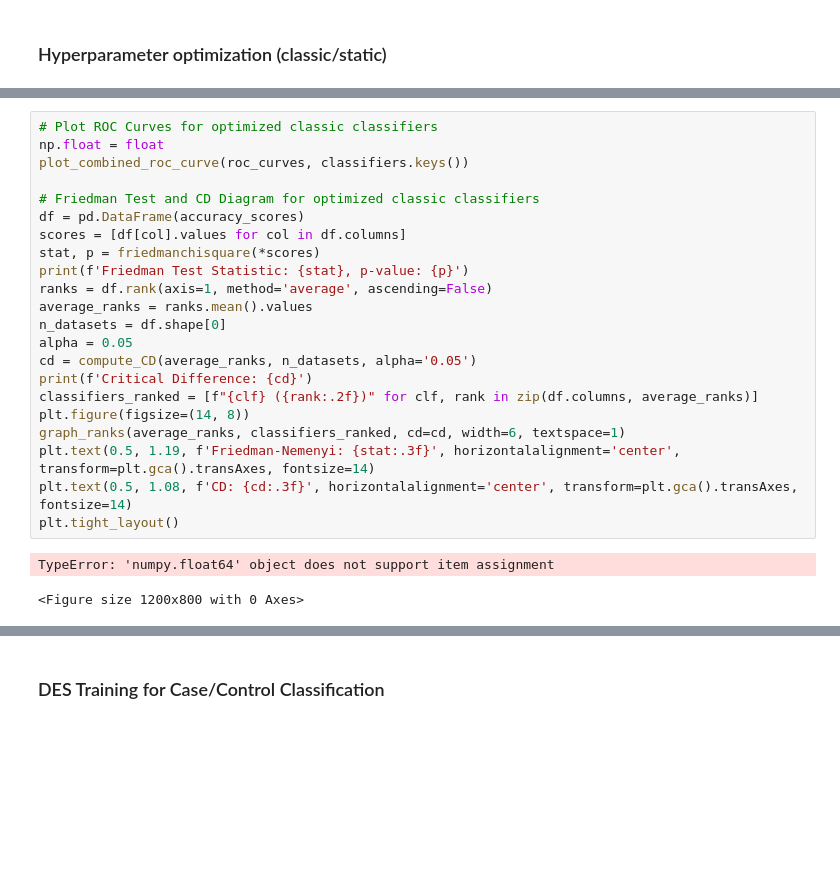
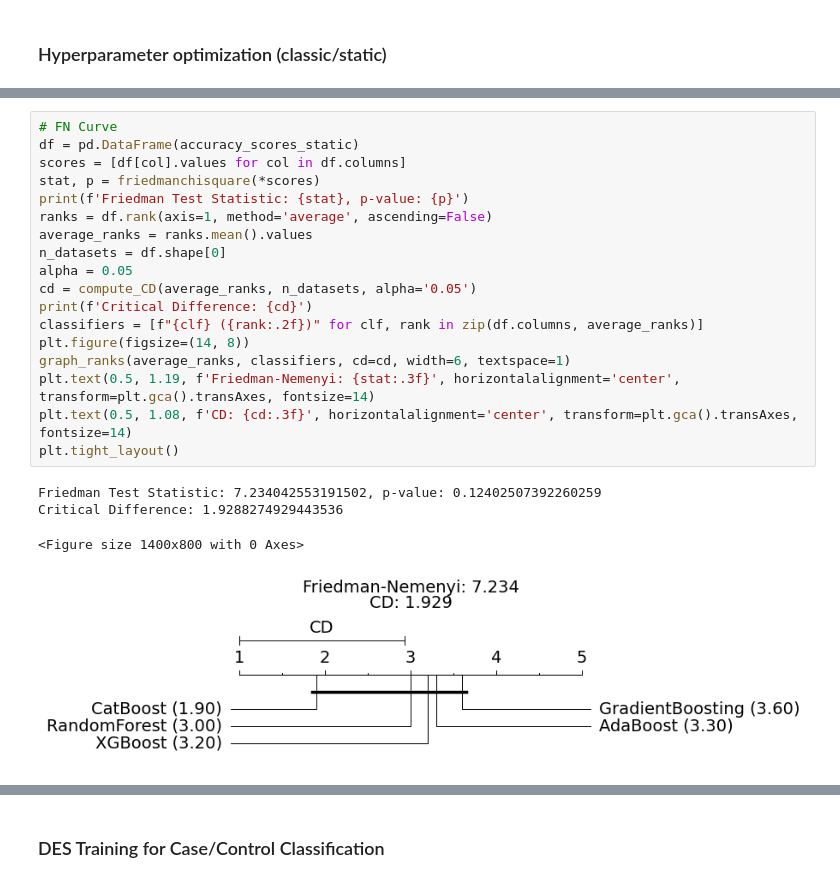
Before and after one commit to InfoLab-SKKU/Explainable-Ensemble-Hypoglycemia, a Jupyter notebook: code/detectionLayer (1).ipynb, the cells around one changed output, grey strips where cells are left out. Saved outputs shown, nothing was run; the diff lists cells and outputs as text; blank space fills up the shorter version.

```diff
--- a/code/detectionLayer (1).ipynb
+++ b/code/detectionLayer (1).ipynb
@@ -1173,25 +1181,23 @@ Accuracy: 0.7679, Precision: 0.7767, Recall: 0.7679, F1-Score: 0.7660, AUC: 0.85
 # %%
-# Plot ROC Curves for optimized classic classifiers
-np.float = float
-plot_combined_roc_curve(roc_curves, classifiers.keys())
-
-# Friedman Test and CD Diagram for optimized classic classifiers
-df = pd.DataFrame(accuracy_scores)
+# FN Curve
+df = pd.DataFrame(accuracy_scores_static)
 scores = [df[col].values for col in df.columns]
 stat, p = friedmanchisquare(*scores)
 print(f'Friedman Test Statistic: {stat}, p-value: {p}')
 ranks = df.rank(axis=1, method='average', ascending=False)
 average_ranks = ranks.mean().values
 n_datasets = df.shape[0]
 alpha = 0.05
 cd = compute_CD(average_ranks, n_datasets, alpha='0.05')
 print(f'Critical Difference: {cd}')
-classifiers_ranked = [f"{clf} ({rank:.2f})" for clf, rank in zip(df.columns, average_ranks)]
+classifiers = [f"{clf} ({rank:.2f})" for clf, rank in zip(df.columns, average_ranks)]
 plt.figure(figsize=(14, 8))
-graph_ranks(average_ranks, classifiers_ranked, cd=cd, width=6, textspace=1)
+graph_ranks(average_ranks, classifiers, cd=cd, width=6, textspace=1)
 plt.text(0.5, 1.19, f'Friedman-Nemenyi: {stat:.3f}', horizontalalignment='center', transform=plt.gca().transAxes, fontsize=14)
 plt.text(0.5, 1.08, f'CD: {cd:.3f}', horizontalalignment='center', transform=plt.gca().transAxes, fontsize=14)
 plt.tight_layout()
 # %% [output]
-TypeError: 'numpy.float64' object does not support item assignment
+Friedman Test Statistic: 7.234042553191502, p-value: 0.12402507392260259
+Critical Difference: 1.9288274929443536
-<Figure size 1200x800 with 0 Axes>
+<Figure size 1400x800 with 0 Axes>
+[figure, added]
```
Also changed, not shown: parts of 24 cells of this notebook, 5 other files.
